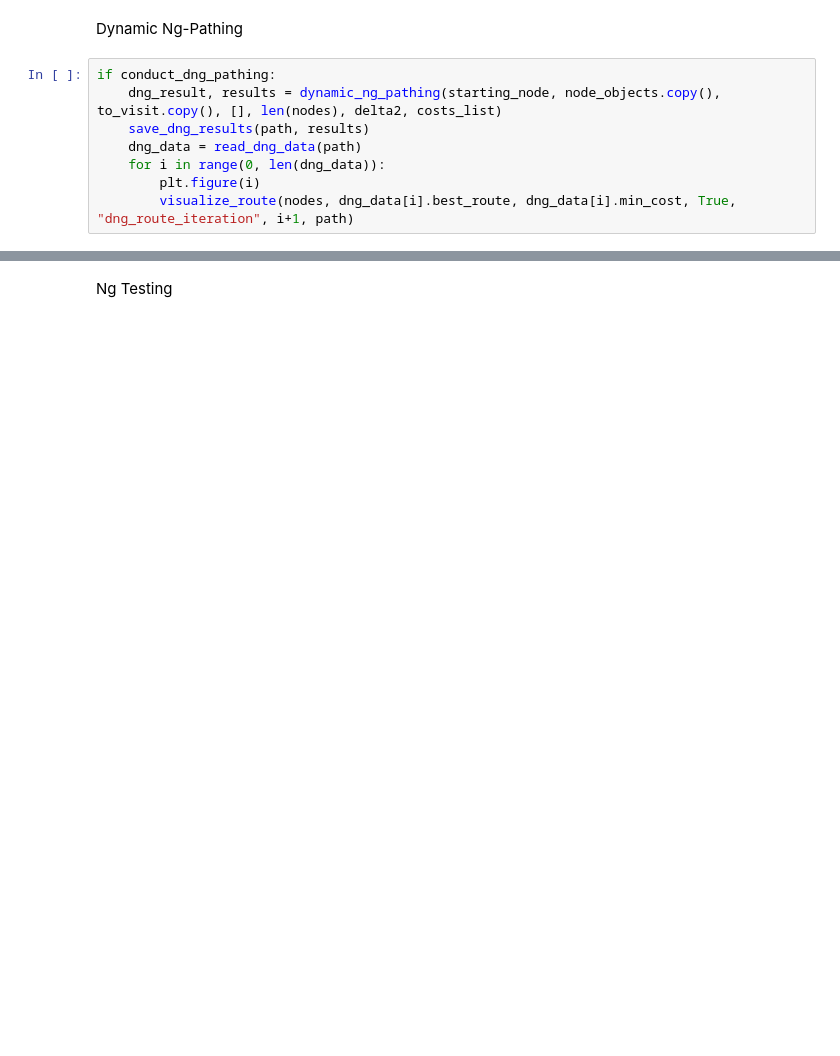
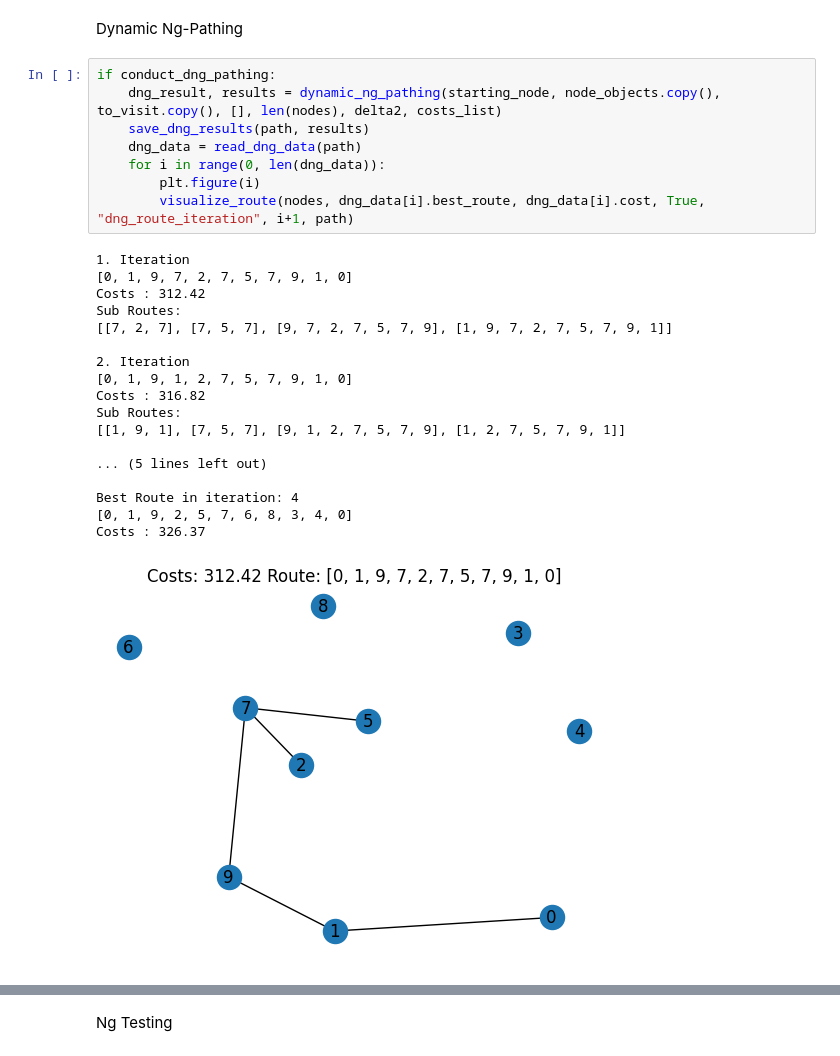
Before and after one commit to BrainDamage22/masters_thesis, a Jupyter notebook: master_thesis.ipynb, the cells around one changed output, grey strips where cells are left out. Drawn from its saved outputs; the diff is of its cells as text; blank space fills up the shorter version.

```diff
--- a/master_thesis.ipynb
+++ b/master_thesis.ipynb
@@ -71,8 +76,27 @@ Dynamic Ng-Pathing
 # %%
 if conduct_dng_pathing:
     dng_result, results = dynamic_ng_pathing(starting_node, node_objects.copy(), to_visit.copy(), [], len(nodes), delta2, costs_list)
     save_dng_results(path, results)
     dng_data = read_dng_data(path)
     for i in range(0, len(dng_data)):
         plt.figure(i)
-        visualize_route(nodes, dng_data[i].best_route, dng_data[i].min_cost, True, "dng_route_iteration", i+1, path)
+        visualize_route(nodes, dng_data[i].best_route, dng_data[i].cost, True, "dng_route_iteration", i+1, path)
+# %% [output]
+1. Iteration
+[0, 1, 9, 7, 2, 7, 5, 7, 9, 1, 0]
+Costs : 312.42
+Sub Routes:
+[[7, 2, 7], [7, 5, 7], [9, 7, 2, 7, 5, 7, 9], [1, 9, 7, 2, 7, 5, 7, 9, 1]]
+
+2. Iteration
+[0, 1, 9, 1, 2, 7, 5, 7, 9, 1, 0]
+Costs : 316.82
+Sub Routes:
+[[1, 9, 1], [7, 5, 7], [9, 1, 2, 7, 5, 7, 9], [1, 2, 7, 5, 7, 9, 1]]
+
+... (5 lines left out)
+
+Best Route in iteration: 4
+[0, 1, 9, 2, 5, 7, 6, 8, 3, 4, 0]
+Costs : 326.37
+[figure, added]
```
Also changed, not shown: parts of 11 cells of this notebook, 5 other files.
